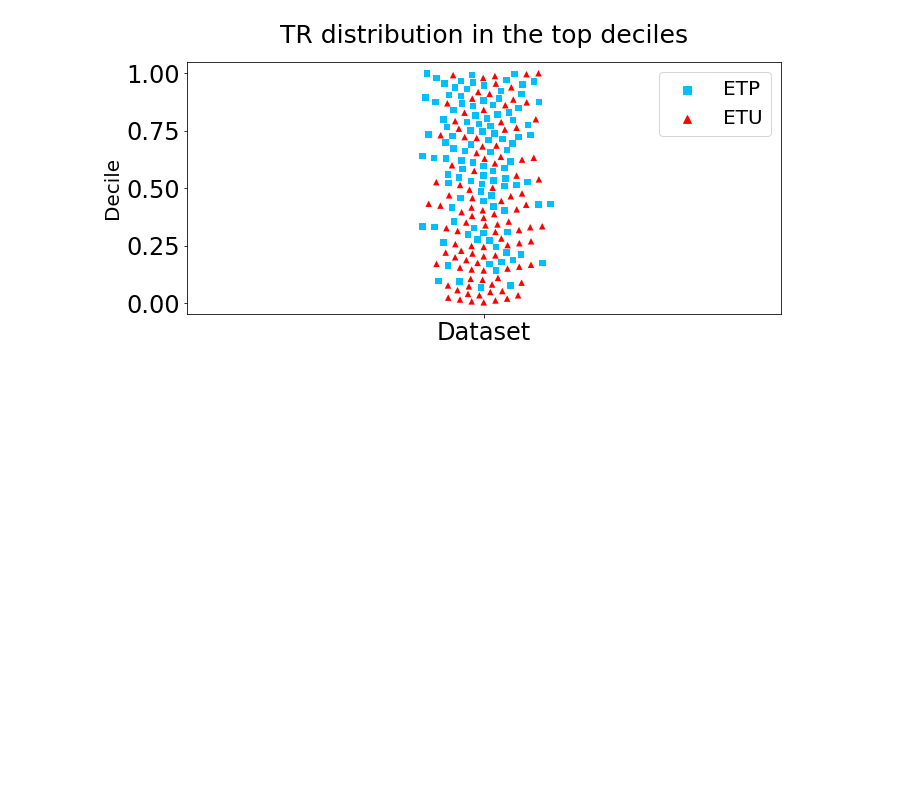
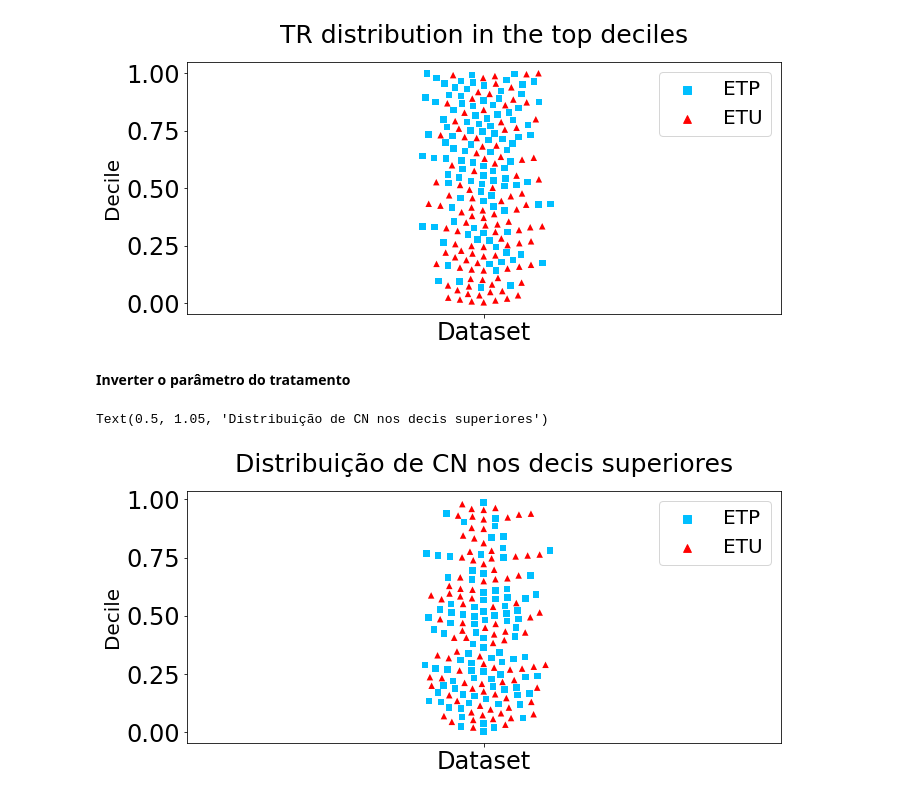
Before and after one commit to JefersonKlaus/UPLIFT, a Jupyter notebook: tcc-jeferson.ipynb, the cells around one changed output. Saved outputs shown, nothing was run; the diff lists cells and outputs as text; code cells hidden in the pictures; blank space fills up the shorter version.

```diff
--- a/tcc-jeferson.ipynb
+++ b/tcc-jeferson.ipynb
@@ -154,7 +154,7 @@ def machine_learning(
     y_test: pd.DataFrame,
     z_train: pd.DataFrame,
     z_test: pd.DataFrame,
-    random_forest_classifier: bool = False
+    random_forest_classifier: bool = False,
 ):
     """
     Machine learning consiste em treinamento de dados e processo de teste de dados
@@ -166,7 +166,9 @@ def machine_learning(
 
     # treina o modelo ETP
     if random_forest_classifier:
-        model_tp = RandomForestClassifier().fit(X_train.drop('treatment', axis=1), y_train)
+        model_tp = RandomForestClassifier().fit(
+            X_train.drop("treatment", axis=1), y_train
+        )
     else:
         model_tp = xgb.XGBClassifier().fit(X_train.drop("treatment", axis=1), y_train)
 
@@ -178,7 +180,9 @@ def machine_learning(
 
     # treina o modelo ETU
     if random_forest_classifier:
-        model_etu = RandomForestClassifier().fit(X_train.drop('treatment', axis=1), z_train)
+        model_etu = RandomForestClassifier().fit(
+            X_train.drop("treatment", axis=1), z_train
+        )
     else:
         model_etu = xgb.XGBClassifier().fit(X_train.drop("treatment", axis=1), z_train)
 
@@ -191,7 +195,7 @@ def machine_learning(
     prediction_results["proba_TN"] = probability__etu[:, 2]
     prediction_results["proba_TR"] = probability__etu[:, 3]
     prediction_results["score_etu"] = prediction_results.eval(
-    " proba_CN/(proba_CN+proba_CR) \
+        " proba_CN/(proba_CN+proba_CR) \
     + proba_TR/(proba_TN+proba_TR) \
     - proba_TN/(proba_TN+proba_TR) \
     - proba_CR/(proba_CN+proba_CR)"
@@ -212,7 +216,13 @@ def predict(df_model: pd.DataFrame, random_forest_classifier: bool = False):
     X_train, X_test, y_train, y_test, z_train, z_test = split_data(df_model)
 
     prediction_results = machine_learning(
-        X_train, X_test, y_train, y_test, z_train, z_test, random_forest_classifier=random_forest_classifier
+        X_train,
+        X_test,
+        y_train,
+        y_test,
+        z_train,
+        z_test,
+        random_forest_classifier=random_forest_classifier,
     )
     print("Prediction has succeeded")
     return prediction_results
@@ -565,3 +576,12 @@ plt.title('TR distribution in the top deciles',fontsize=25, y=1.05)
 # %% [output]
 Text(0.5, 1.05, 'TR distribution in the top deciles')
 [figure]
+# %% [markdown]
+**Inverter o parâmetro do tratamento**
+# %%
+# Visualizar CN nos decis superiores com correlação de tratamento negativa
+target_class_distribution(qini_inverse, 0)
+plt.title("Distribuição de CN nos decis superiores", fontsize=25, y=1.05)
+# %% [output]
+Text(0.5, 1.05, 'Distribuição de CN nos decis superiores')
+[figure, added]
```
Also changed, not shown: parts of 11 cells of this notebook.
